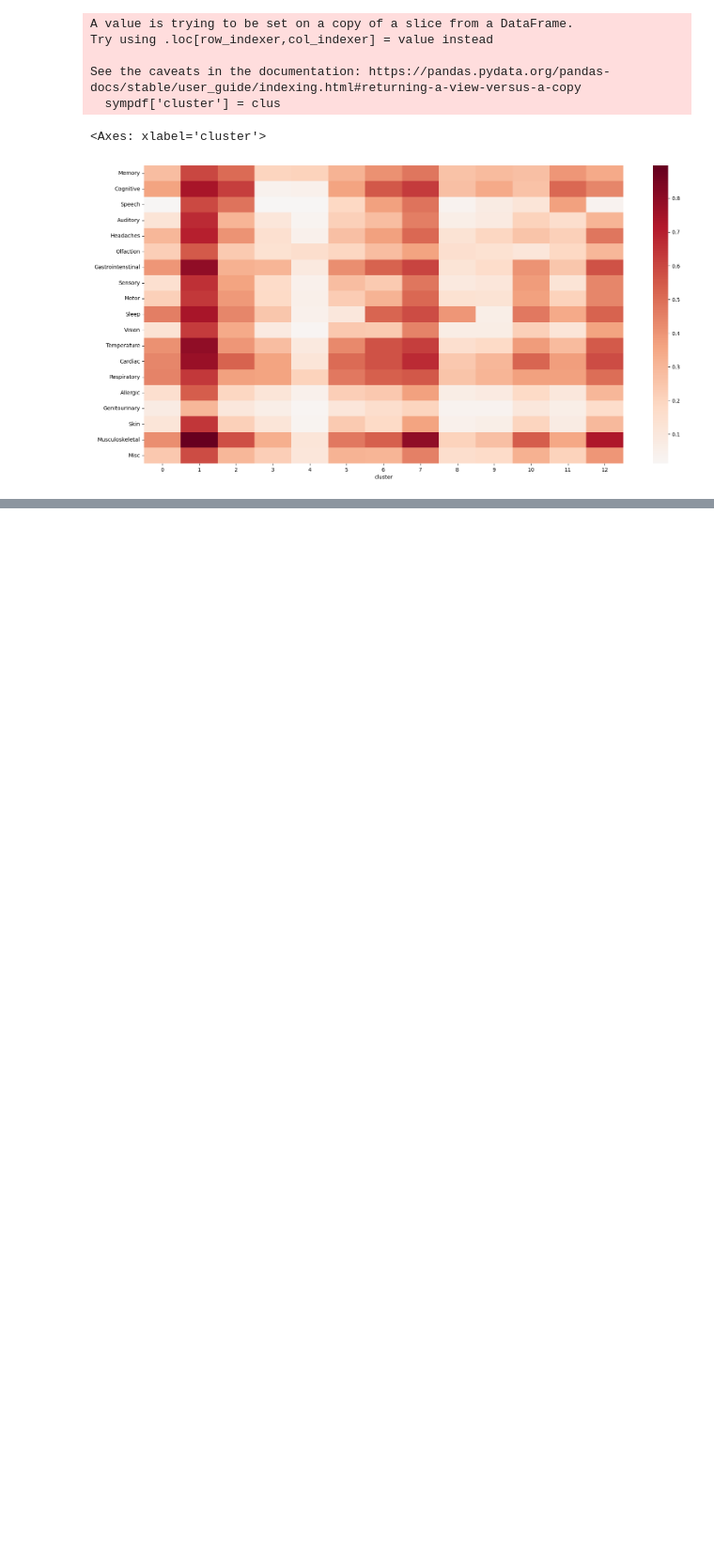
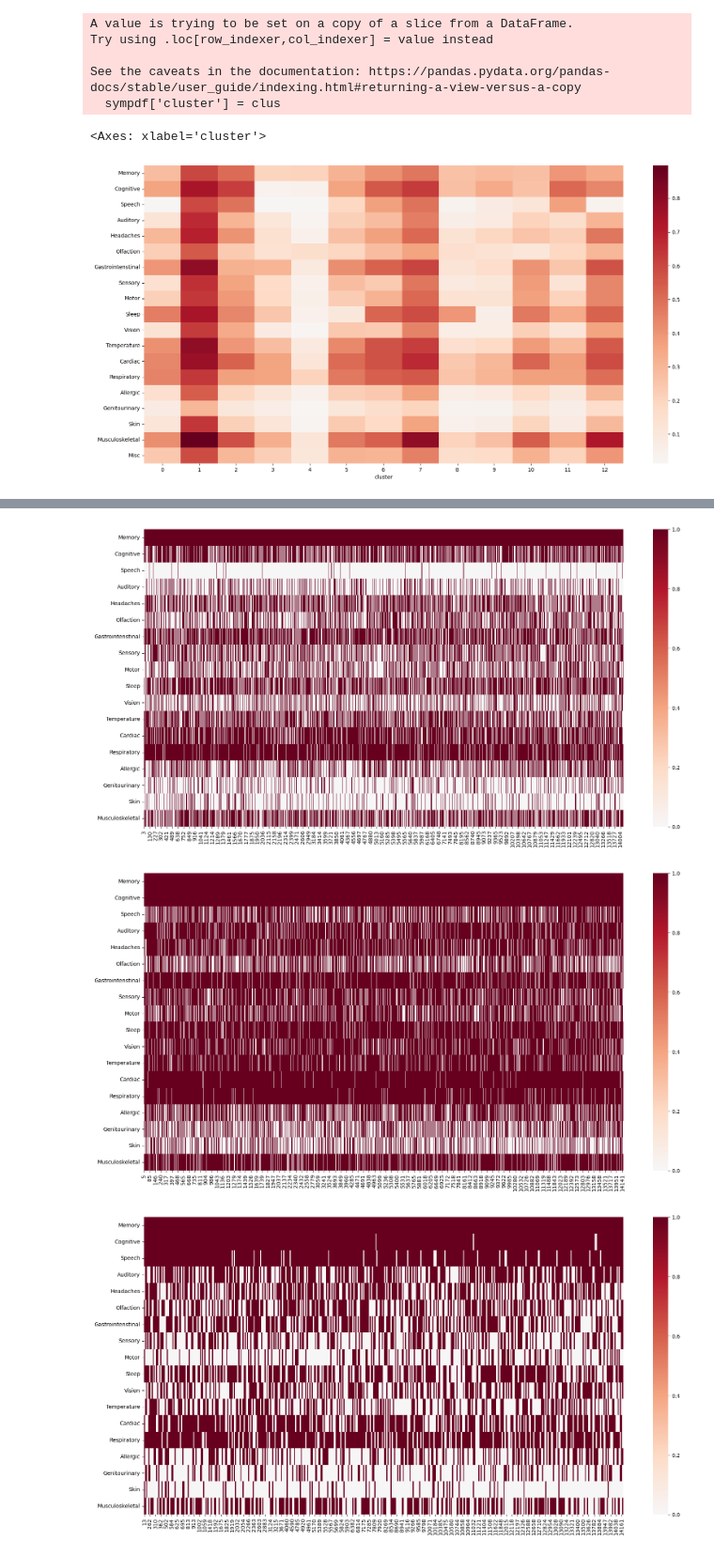
Before and after one commit to leothesouthafrican/PLR, a Jupyter notebook: Tessa/stepmix-121123-sympgrouping.ipynb, the cells around one changed output, grey strips where cells are left out. Shown at 94% size. Cells and saved outputs as stored; diff of their text form; code cells hidden in the pictures; blank space fills up the shorter version.

Commit message:
add agg clusters and analysis

```diff
--- a/Tessa/stepmix-121123-sympgrouping.ipynb
+++ b/Tessa/stepmix-121123-sympgrouping.ipynb
@@ -342,0 +366,3 @@ groups_df[groups_df['group'].isin(['Misc','misc']) == False]
+# %%
+model = StepMix(n_components=6, measurement="binary", verbose=0, random_state=123)
+model.fit(anydf)
@@ -342,0 +372,4 @@ groups_df[groups_df['group'].isin(['Misc','misc']) == False]
+# %%
+clusters = model.predict(anydf)
+clusters = pd.DataFrame(clusters, index= anydf.index)
+clusters.columns = ["cluster"]
@@ -342,0 +414,15 @@ groups_df[groups_df['group'].isin(['Misc','misc']) == False]
+# %%
+df = anydf.copy()
+# %%
+df['cluster'] = clusters
+# %%
+# plot a heatmap for each cluster
+for i in range(6):
+    plt.figure(figsize=(20,10))
+    sns.heatmap(df.loc[df.cluster == i, df.columns != 'cluster'].transpose(), cmap='RdBu_r', center=0)
+    #plt.savefig(f"output/stepmix_sympgrouping_010224_cluster{i}.png")
+    #plt.close()
+# %% [output]
+[figure, added]
+[figure, added]
+[figure, added]
```
Also changed, not shown: parts of 38 cells of this notebook, 3 other files.
